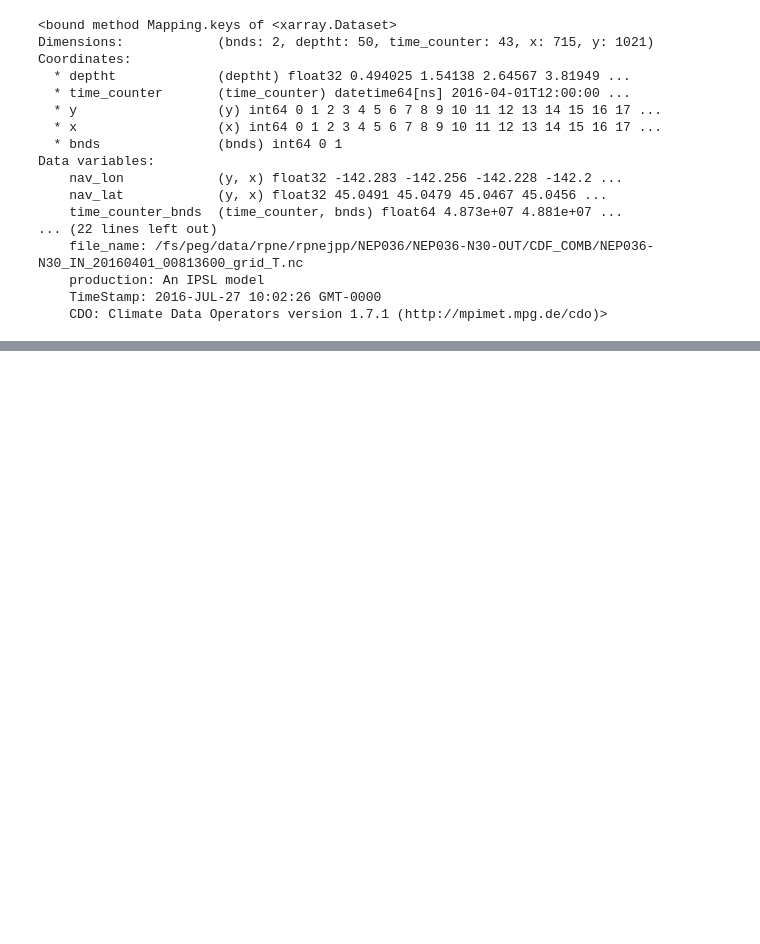
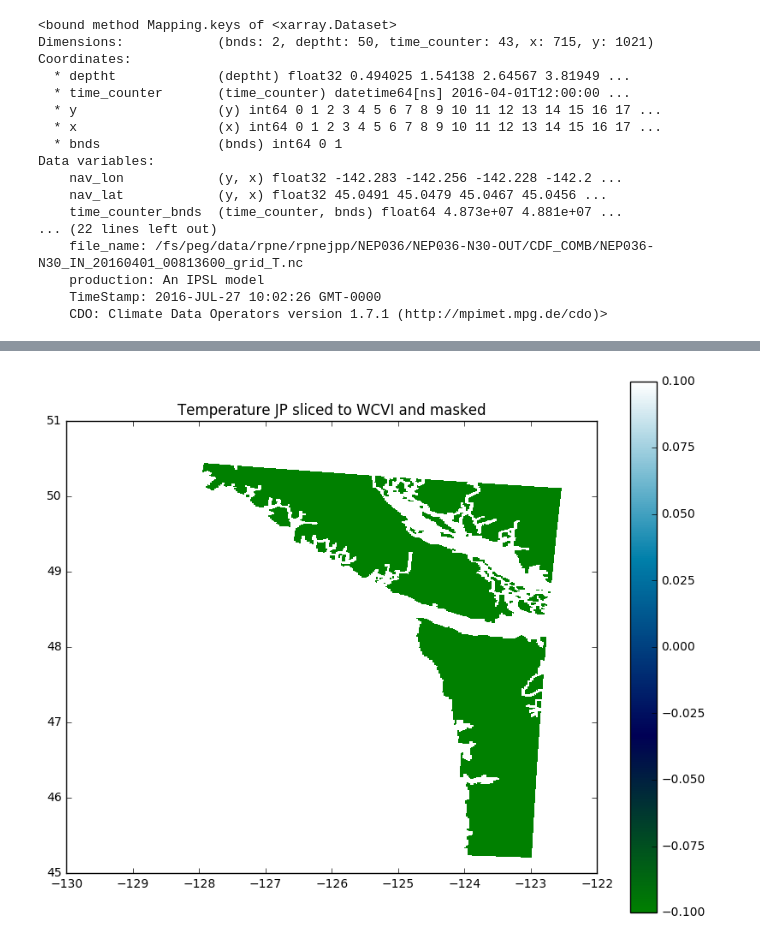
Before and after one commit to UBC-MOAD/wcvi, a Jupyter notebook: grid/Making_IC_from_JP.ipynb, the cells around one changed output, grey strips where cells are left out. Saved outputs shown, nothing was run; the diff lists cells and outputs as text; code cells hidden in the pictures; blank space fills up the shorter version.

```diff
--- a/grid/Making_IC_from_JP.ipynb
+++ b/grid/Making_IC_from_JP.ipynb
@@ -60,3 +143,13 @@ for i,j in enumerate(votemper_JP[:,...]):
+# %%
+fig, ax = plt.subplots(1, 1, figsize=(10, 8))
+viz_tools.set_aspect(ax)
+
+mesh = ax.pcolormesh(glamt_bc_JP, gphit_bc_JP,votemper_JP[0,...], cmap =cm.ocean)
+fig.colorbar(mesh)
+plt.title('Temperature JP sliced to WCVI and masked')
+plt.show()
+# %% [output]
+[figure, added]
 # %%
 fig, ax = plt.subplots(1, 1, figsize=(10, 8))
 viz_tools.set_aspect(ax)
```
Also changed, not shown: parts of 10 cells of this notebook, 6 other files.
